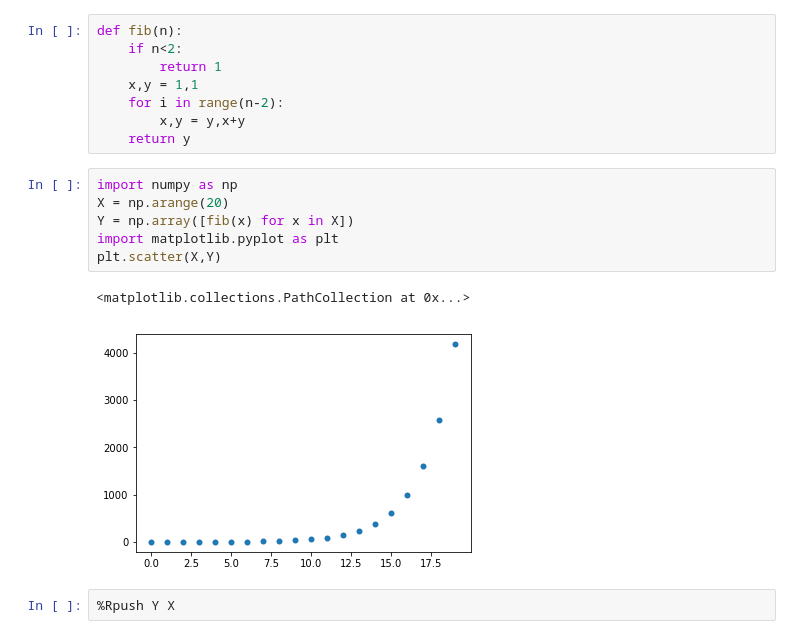
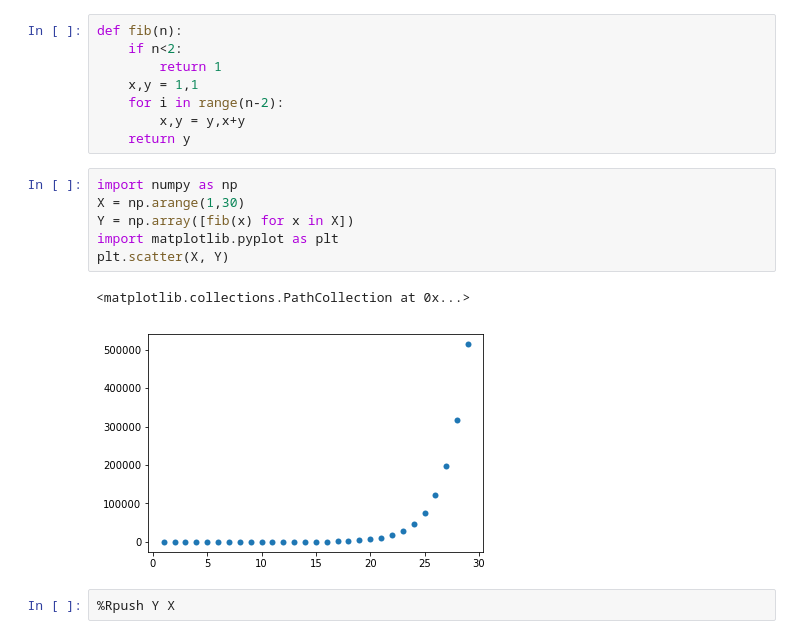
Before and after one commit to Carreau/talks, a Jupyter notebook: pybay-22-August-2016/Cross Language Integration.ipynb, the cells around one changed output. Saved outputs shown, nothing was run; the diff lists cells and outputs as text.

```diff
--- a/pybay-22-August-2016/Cross Language Integration.ipynb
+++ b/pybay-22-August-2016/Cross Language Integration.ipynb
@@ -100,13 +140,13 @@ def fib(n):
     return y
 # %%
 import numpy as np
-X = np.arange(20)
+X = np.arange(1,30)
 Y = np.array([fib(x) for x in X])
 import matplotlib.pyplot as plt
-plt.scatter(X,Y)
+plt.scatter(X, Y)
 # %% [output]
 <matplotlib.collections.PathCollection at 0x...>
-[figure, old version]
+[figure, new version]
 # %%
 %Rpush Y X
 # %%
```
Also changed, not shown: parts of 50 cells of this notebook.
